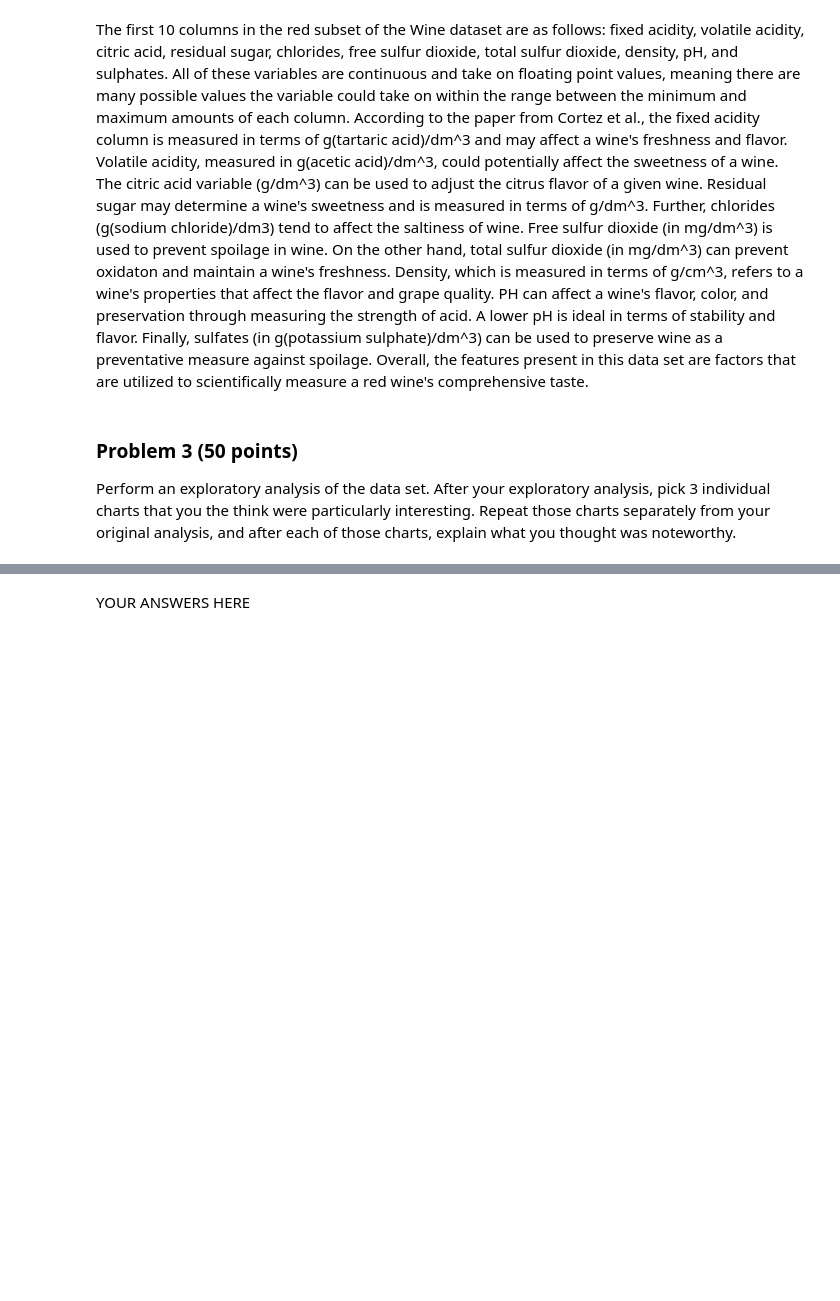
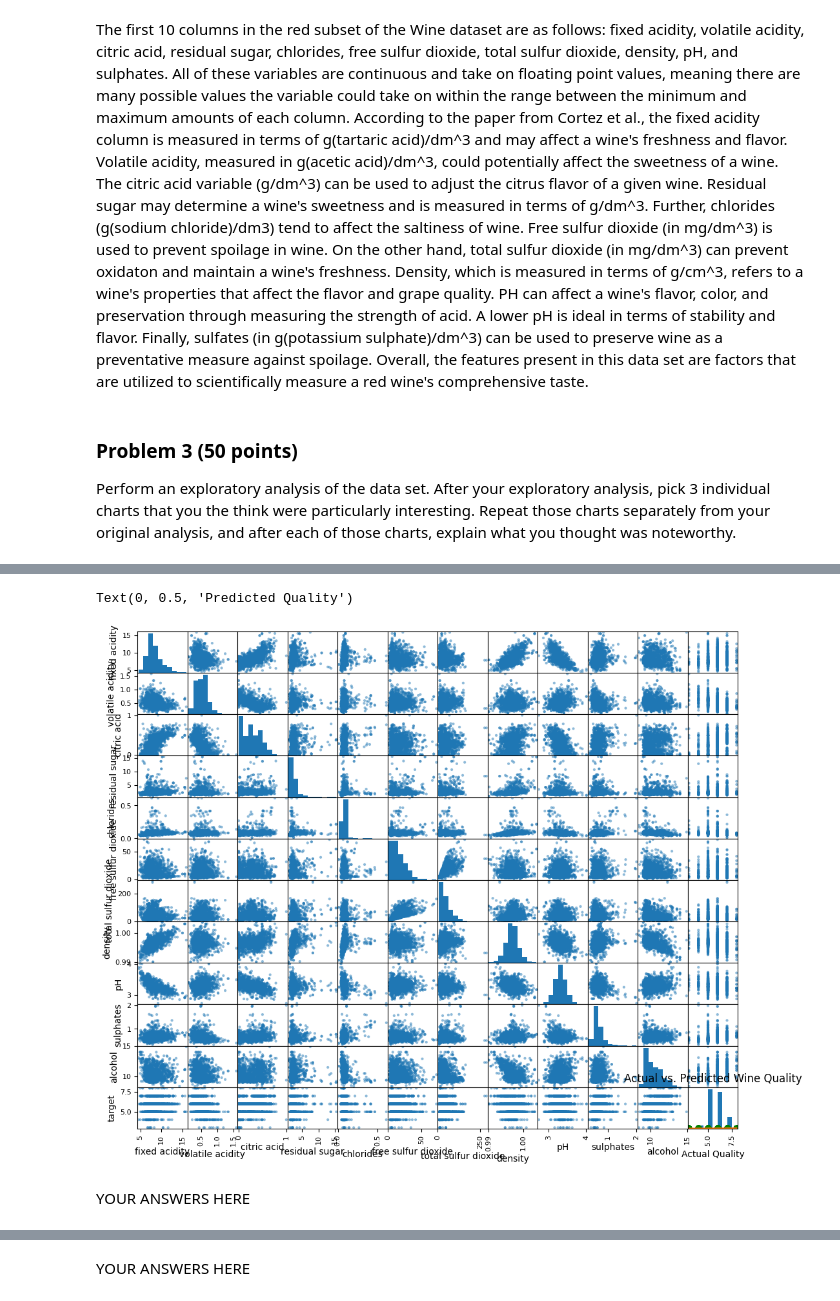
Before and after one commit to karaconrad15/dx602-final-project, a Jupyter notebook: project.ipynb, the cells around one changed output, grey strips where cells are left out. Drawn from its saved outputs; the diff is of its cells as text; code cells hidden in the pictures; blank space fills up the shorter version.

```diff
--- a/project.ipynb
+++ b/project.ipynb
@@ -129,0 +133,39 @@ wine.describe()
+# %%
+#Scatterplot Matrix: to visualize relationship between columns and their distributions
+scatter_matrix = pd.plotting.scatter_matrix(wine, figsize=(12,10))
+
+#Linear Regression on all numeric variables
+from sklearn.linear_model import LinearRegression
+wine_features = wine.drop(columns="target")
+wine_target = wine["target"]
+wine_regr = LinearRegression()
+wine_regr.fit(wine_features,wine_target)
+wine_regr_preds = wine_regr.predict(wine_features)
+
+#Plot predictions vs actual values to gauge degree of model accuracy
+min_value = min(wine_target.min(),wine_regr_preds.min())
+max_value = max(wine_target.max(),wine_regr_preds.max())
+plt.plot([min_value,max_value],[min_value,max_value])
+plt.scatter(wine_target,wine_regr_preds,color="green")
+plt.title("Actual vs. Predicted Wine Quality")
+plt.xlabel("Actual Quality")
+plt.ylabel("Predicted Quality")
+
+#Decision Tree Regression Model
+import sklearn.tree
+decision_tree_model = sklearn.tree.DecisionTreeRegressor(max_depth=5)
+decision_tree_model.fit(wine_features,wine_target)
+model_predictions = decision_tree_model.predict(wine_features)
+model_score = decision_tree_model.score(wine_features,wine_target)
+print(model_score)
+plt.plot([min_value,max_value],[min_value,max_value],label="actual=predicted")
+plt.scatter(model_predictions,wine_target)
+plt.legend()
+plt.title("Decision Tree, Max Depth 5 Actual vs Predicted Wine Quality (R^2 = 0.46)")
+plt.xlabel("Actual Quality")
+plt.ylabel("Predicted Quality")
+# %% [output]
+Text(0, 0.5, 'Predicted Quality')
+[figure, added]
+# %% [markdown]
+YOUR ANSWERS HERE
```
Also changed, not shown: parts of 10 cells of this notebook.
